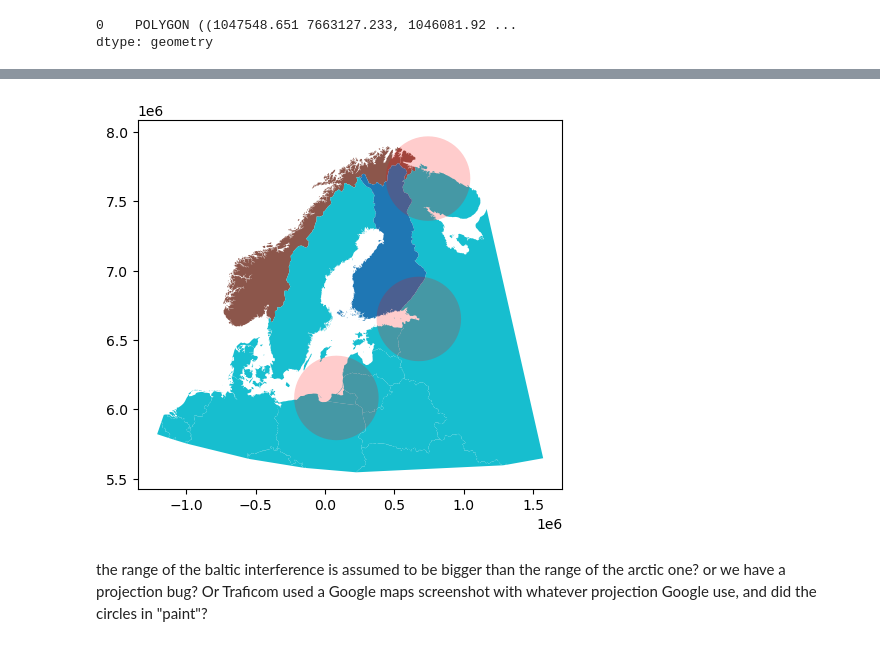
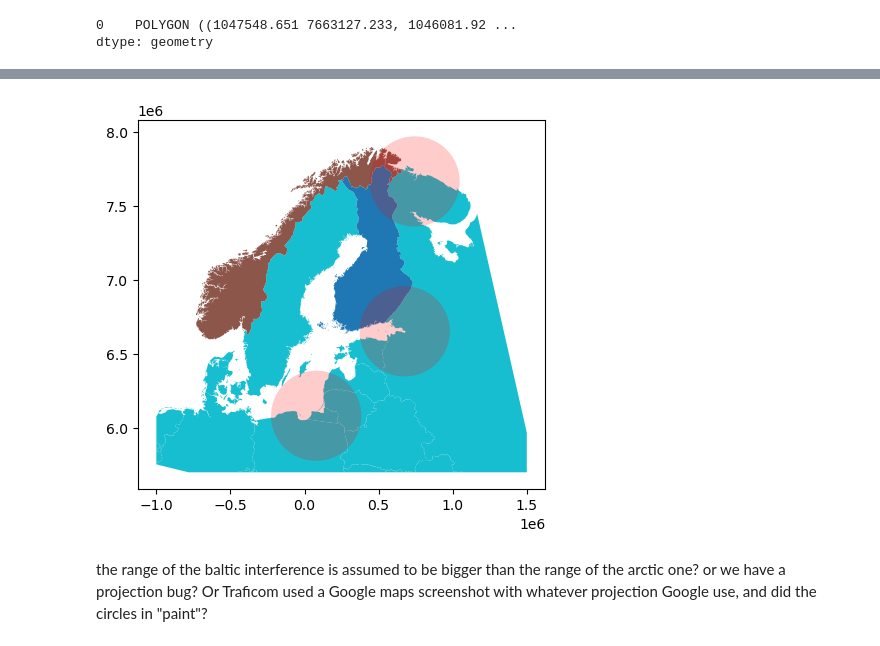
Before and after one commit to stelios-c/GPS_analysis, a Jupyter notebook: scandi_baltic/Finland_map.ipynb, the cells around one changed output, grey strips where cells are left out. Cells and saved outputs as stored; diff of their text form; code cells hidden in the pictures.

```diff
--- a/scandi_baltic/Finland_map.ipynb
+++ b/scandi_baltic/Finland_map.ipynb
@@ -150,17 +150,17 @@ dtype: geometry
 # %%
 ax = (world
  .assign(
      colour= world.SOVEREIGNT.where(world.SOVEREIGNT.str.match('Finland') |
                                     world.SOVEREIGNT.str.match('Norway') ,
                                     'other')
  )
-).to_crs(local_utm).plot(column='colour')
+).to_crs(local_utm).clip([-1_000_000, 5_700_000, 1_500_000, 8_000_000]).plot(column='colour')
 df2gdf(location2df(murmansk_location,'murmansk')).to_crs(local_utm).buffer(buffer_radius).plot(ax=ax,color='red',alpha=0.2)
 df2gdf(location2df(kaliningrad_location,'kaliningrad')).to_crs(local_utm).buffer(buffer_radius).plot(ax=ax,color='red',alpha=0.2)
 df2gdf(location2df(st_petersburg_location,'st_petersburg')).to_crs(local_utm).buffer(buffer_radius).plot(ax=ax,color='red',alpha=0.2)
 plt.show()
 # %% [output]
-[figure, old version]
+[figure, new version]
 # %% [markdown]
 the range of the baltic interference is assumed to be bigger than the range of the arctic one? or we have a projection bug? Or Traficom used a Google maps screenshot with whatever projection Google use, and did the circles in "paint"?
 # %%
```
Also changed, not shown: parts of 5 cells of this notebook.
